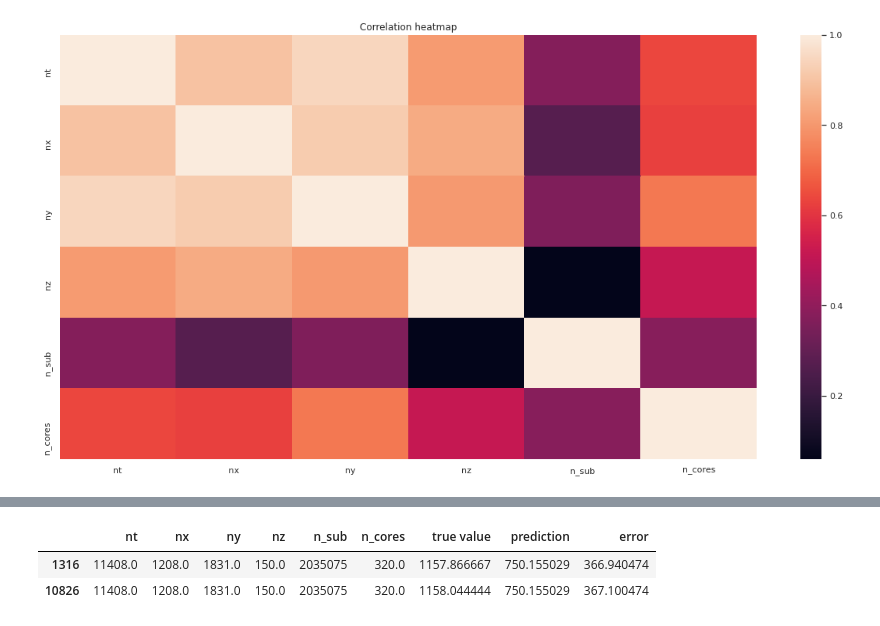
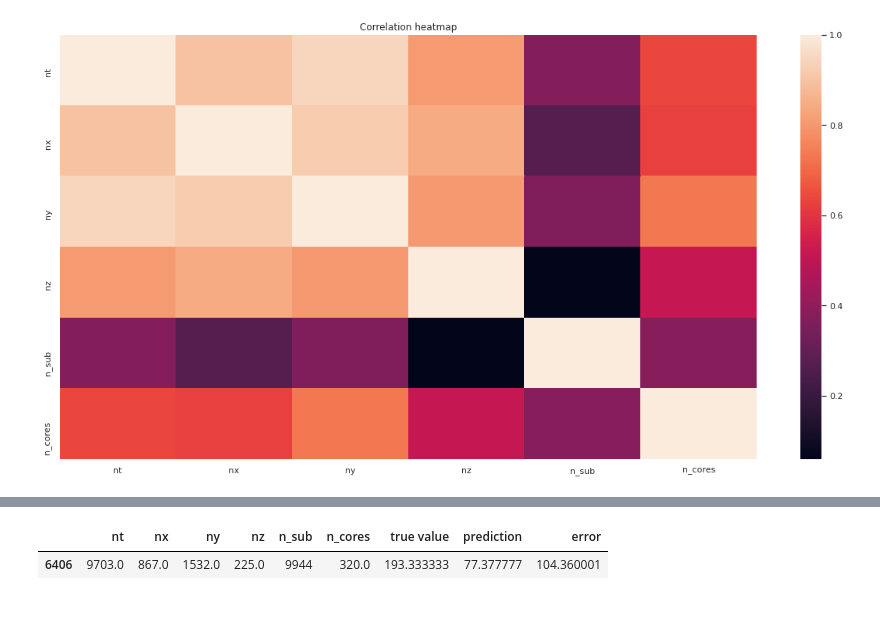
Before and after one commit to neon-ninja/nzrse_hackathon_2020, a Jupyter notebook: train.ipynb, the cells around one changed output, grey strips where cells are left out. Cells and saved outputs as stored; diff of their text form; code cells hidden in the pictures.

Commit message:
switch to RandomForestQuantileRegressor, 0.528 loss

```diff
--- a/train.ipynb
+++ b/train.ipynb
@@ -77,6 +81,7 @@ Text(0.5, 1.0, 'Correlation heatmap')
 # %%
+np.random.seed(1337)
 xtrain, xtest, ytrain, ytest = train_test_split(df, y)
-model = XGBRegressor()
+model = RandomForestQuantileRegressor()
 model.fit(xtrain, ytrain)
-quantile_loss(ytest, model.predict(xtest))
+quantile_loss(ytest, model.predict(xtest, quantile=92))
 # %% [output]
@@ -97,11 +103,13 @@ cbar.set_label("# cores")
 # %%
+pred = model.predict(xtest, quantile=92)
+quantile = .9
+errors = np.maximum((ytest - pred) * quantile, (pred - ytest) * (1.0 - quantile))
 mask = errors > 100
 tricky_rows = xtest[mask].copy()
 tricky_rows["true value"] = ytest[mask]
 tricky_rows["prediction"] = pred[mask]
 tricky_rows["error"] = errors[mask]
 tricky_rows
 # %% [output]
 |  | nt | nx | ny | nz | n_sub | n_cores | true value | prediction | error |
-| 1316 | 11408.0 | 1208.0 | 1831.0 | 150.0 | 2035075 | 320.0 | 1157.866667 | 750.155029 | 366.940474 |
-| 10826 | 11408.0 | 1208.0 | 1831.0 | 150.0 | 2035075 | 320.0 | 1158.044444 | 750.155029 | 367.100474 |
+| 6406 | 9703.0 | 867.0 | 1532.0 | 225.0 | 9944 | 320.0 | 193.333333 | 77.377777 | 104.360001 |
```
Also changed, not shown: parts of 9 cells of this notebook, 3 other files.
